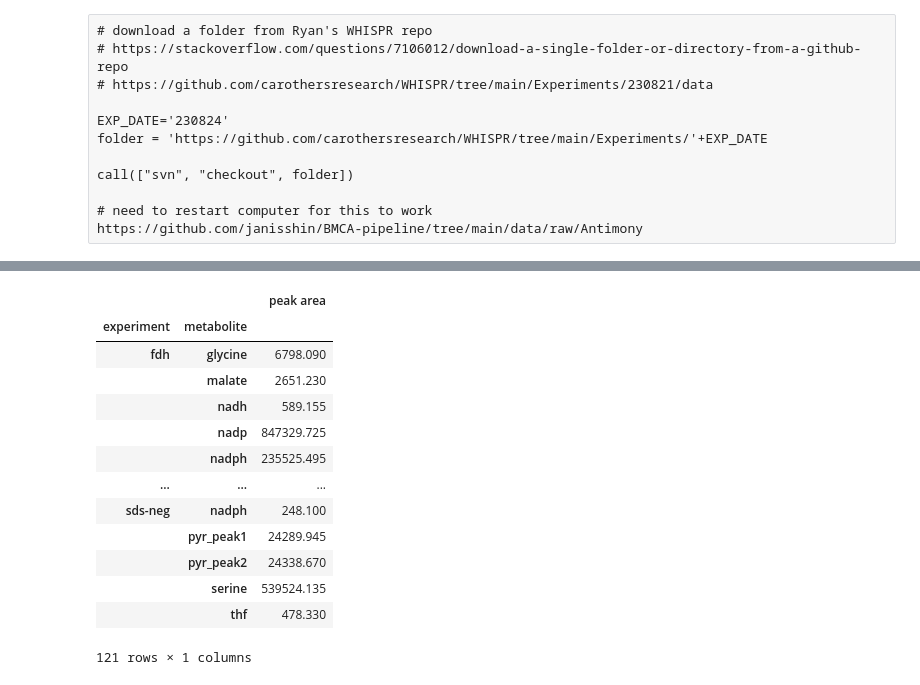
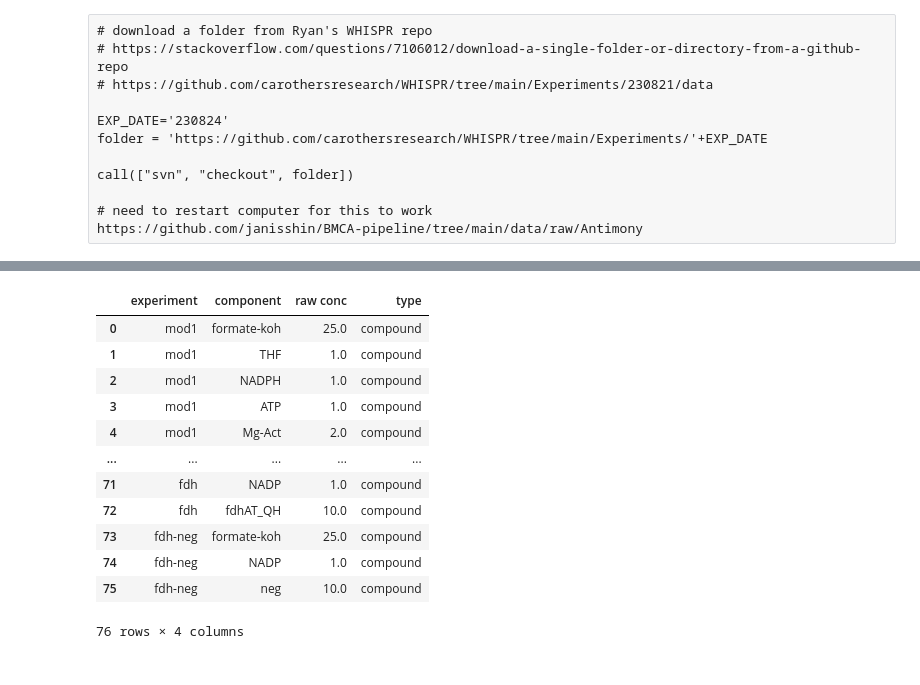
Before and after one commit to carothersresearch/TXTL-HPLC-datagrabber, a Jupyter notebook: scratch.ipynb, the cells around one changed output, grey strips where cells are left out. Drawn from its saved outputs; the diff is of its cells as text; code cells hidden in the pictures.

```diff
--- a/scratch.ipynb
+++ b/scratch.ipynb
@@ -147,18 +31,0 @@ cleaned_df
-# %%
-metabolite_data = cleaned_df[['experiment', 'metabolite', 'peak area']].groupby(['experiment', 'metabolite']).mean()
-metabolite_data
-# %% [output]
-|  |  | peak area |
-| experiment | metabolite |  |
-| fdh | glycine | 6798.090 |
-|  | malate | 2651.230 |
-|  | nadh | 589.155 |
-|  | nadp | 847329.725 |
-|  | nadph | 235525.495 |
-| ... | ... | ... |
-| sds-neg | nadph | 248.100 |
-|  | pyr_peak1 | 24289.945 |
-|  | pyr_peak2 | 24338.670 |
-|  | serine | 539524.135 |
-|  | thf | 478.330 |
-121 rows × 1 columns
@@ -166,0 +32,22 @@ import clean
+# %%
+file_names = [i for i in os.listdir(EXP_DATE) if "~" not in i]
+buffers_mt=[(EXP_DATE+'/'+i) for i in file_names if 'buffers_mt' in i]
+buffersmt_df = pd.read_excel(grab_exp_data.get_most_updated(buffers_mt), index_col=0).dropna(axis=1, how='all')
+exp_start_idx = list(buffersmt_df.columns).index('Kan') + 1
+exp_list = list(buffersmt_df.columns)[DNA_start_idx:]
+buffersmt_df = unpivot_df(buffersmt_df, type=1)
+buffersmt_df
+# %% [output]
+|  | experiment | component | raw conc | type |
+| 0 | mod1 | formate-koh | 25.0 | compound |
+| 1 | mod1 | THF | 1.0 | compound |
+| 2 | mod1 | NADPH | 1.0 | compound |
+| 3 | mod1 | ATP | 1.0 | compound |
+| 4 | mod1 | Mg-Act | 2.0 | compound |
+| ... | ... | ... | ... | ... |
+| 71 | fdh | NADP | 1.0 | compound |
+| 72 | fdh | fdhAT_QH | 10.0 | compound |
+| 73 | fdh-neg | formate-koh | 25.0 | compound |
+| 74 | fdh-neg | NADP | 1.0 | compound |
+| 75 | fdh-neg | neg | 10.0 | compound |
+76 rows × 4 columns
```
Also changed, not shown: parts of 23 cells of this notebook, 33 other files.
